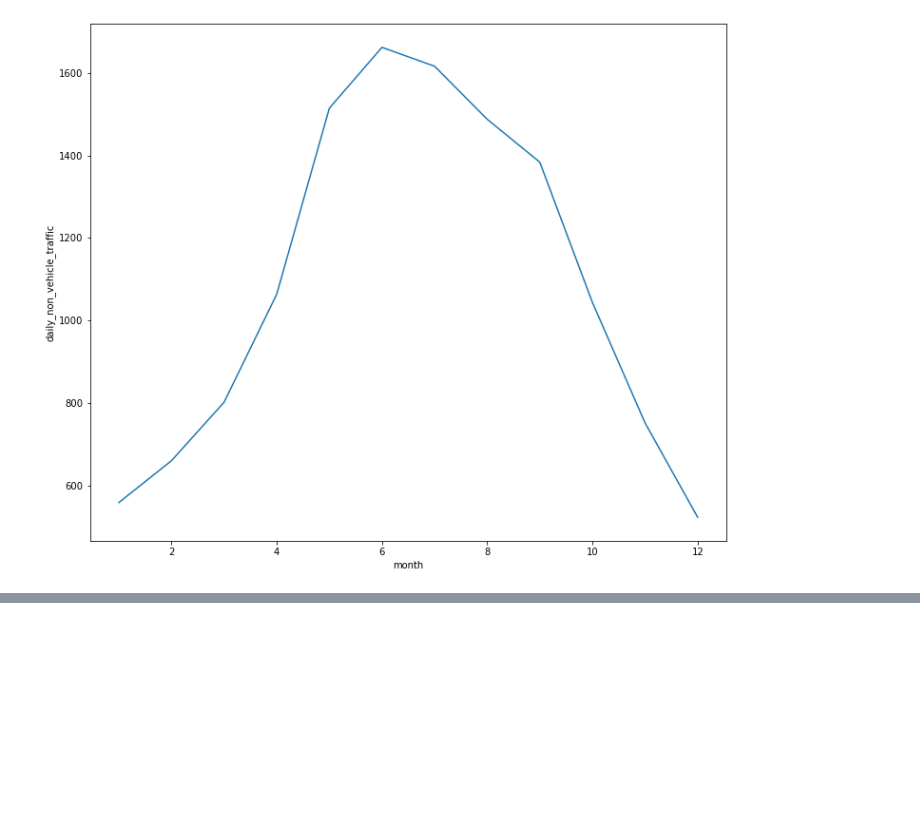
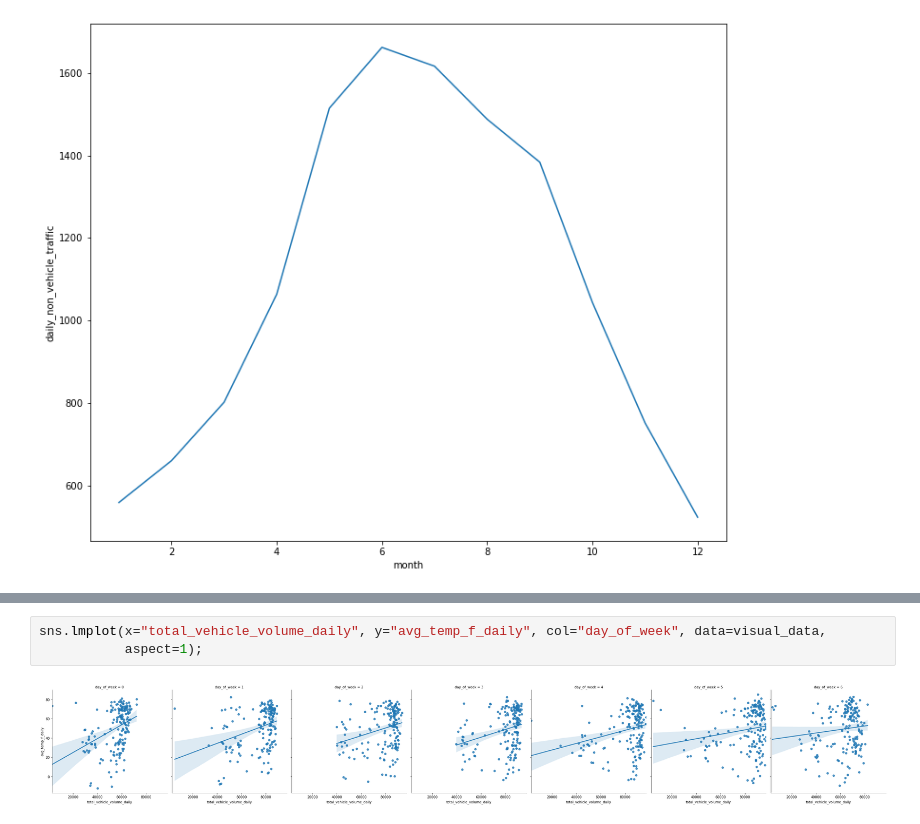
Before and after one commit to mhertel278/Data_Bootcamp_Capstone_Project, a Jupyter notebook: vandivort_segment2_visualizations.ipynb, the cells around one changed output, grey strips where cells are left out. Cells and saved outputs as stored; diff of their text form; blank space fills up the shorter version.

```diff
--- a/vandivort_segment2_visualizations.ipynb
+++ b/vandivort_segment2_visualizations.ipynb
@@ -124,0 +130,5 @@ plt.show()
+# %%
+sns.lmplot(x="total_vehicle_volume_daily", y="avg_temp_f_daily", col="day_of_week", data=visual_data,
+           aspect=1);
+# %% [output]
+[figure, added]
```
Also changed, not shown: parts of 4 cells of this notebook.
